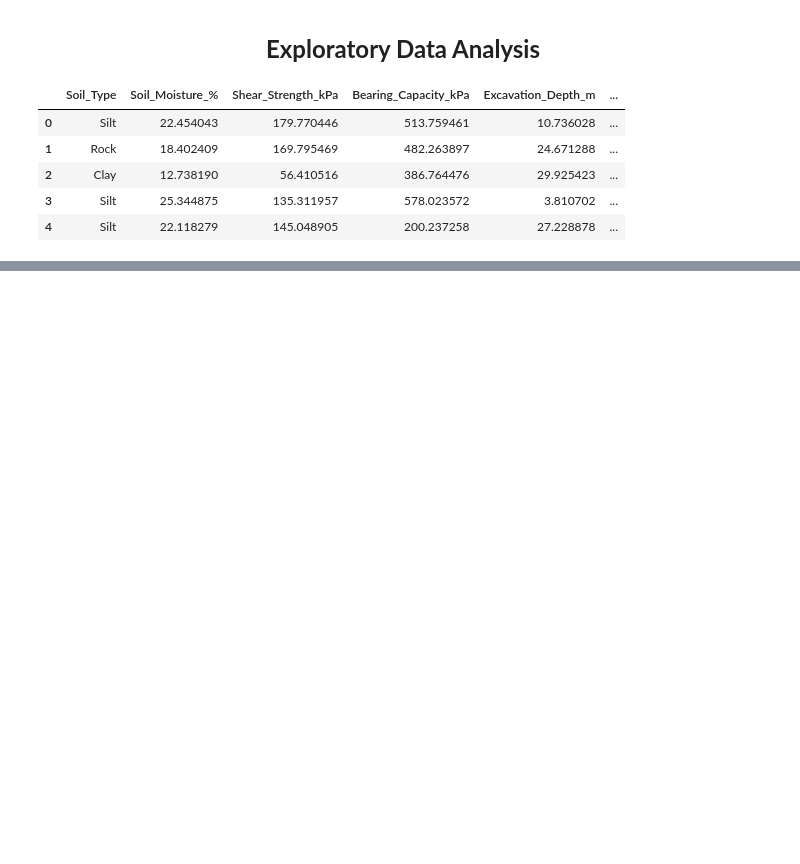
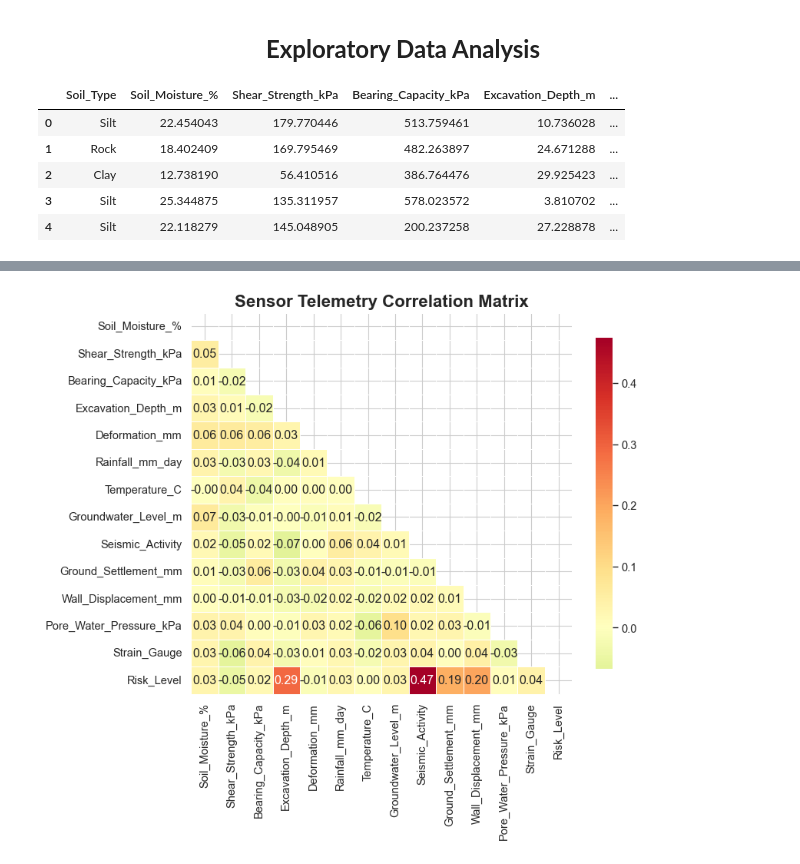
Before and after one commit to Dominiq24/Soiling-Profiling-using-IOT-for-Safe-Construction, a Jupyter notebook: notebook/analysis.ipynb, the cells around one changed output, grey strips where cells are left out. Drawn from its saved outputs; the diff is of its cells as text; code cells hidden in the pictures; blank space fills up the shorter version.

Commit message:
Heatmap and Column Description added

```diff
--- a/notebook/analysis.ipynb
+++ b/notebook/analysis.ipynb
@@ -9,9 +9,10 @@ import matplotlib.pyplot as plt
 import seaborn as sns
 import warnings
 # %%
-plt.style.use('seaborn-v0_8-whitegrid')
 warnings.filterwarnings('ignore')
 %matplotlib inline
+sns.set_theme(style="whitegrid", context="paper", font_scale=1.2)
+plt.rcParams['figure.figsize'] = (12, 8)
 # %%
 df = pd.read_csv('../data/raw/excavation_risk_dataset.csv')
 df.head()
@@ -24,0 +89,16 @@ df.head()
+# %%
+plt.figure(figsize=(8, 8))
+
+# Select only numerical features for correlation
+numeric_features = df.select_dtypes(include=[np.number])
+corr_matrix = numeric_features.corr()
+
+# Create a mask to hide the upper triangle (for cleaner presentation)
+mask = np.triu(np.ones_like(corr_matrix, dtype=bool))
+
+sns.heatmap(corr_matrix, mask=mask, annot=True, fmt=".2f", cmap='RdYlGn_r', center=0,
+            square=True, linewidths=.5, cbar_kws={"shrink": .7})
+plt.title('Sensor Telemetry Correlation Matrix', fontweight='bold', fontsize=16)
+plt.show()
+# %% [output]
+[figure, added]
```
Also changed, not shown: parts of 6 cells of this notebook, 5 other files.
